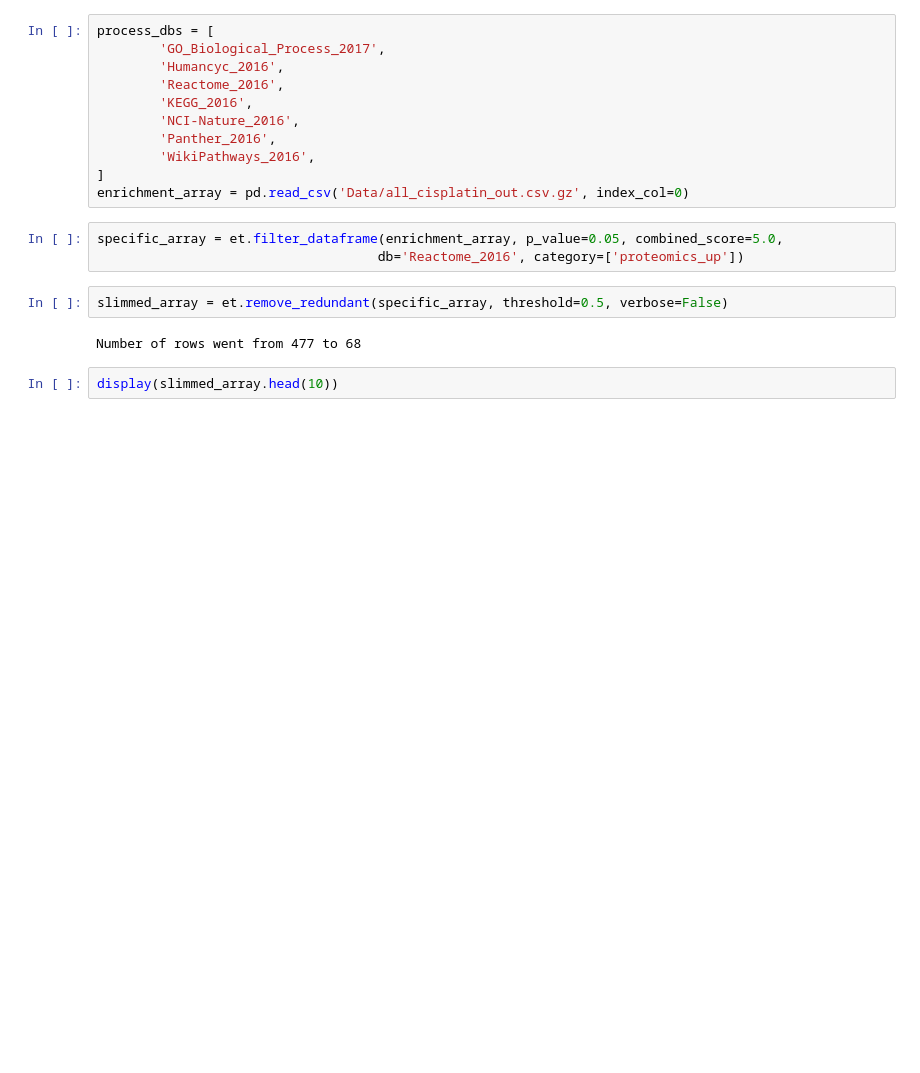
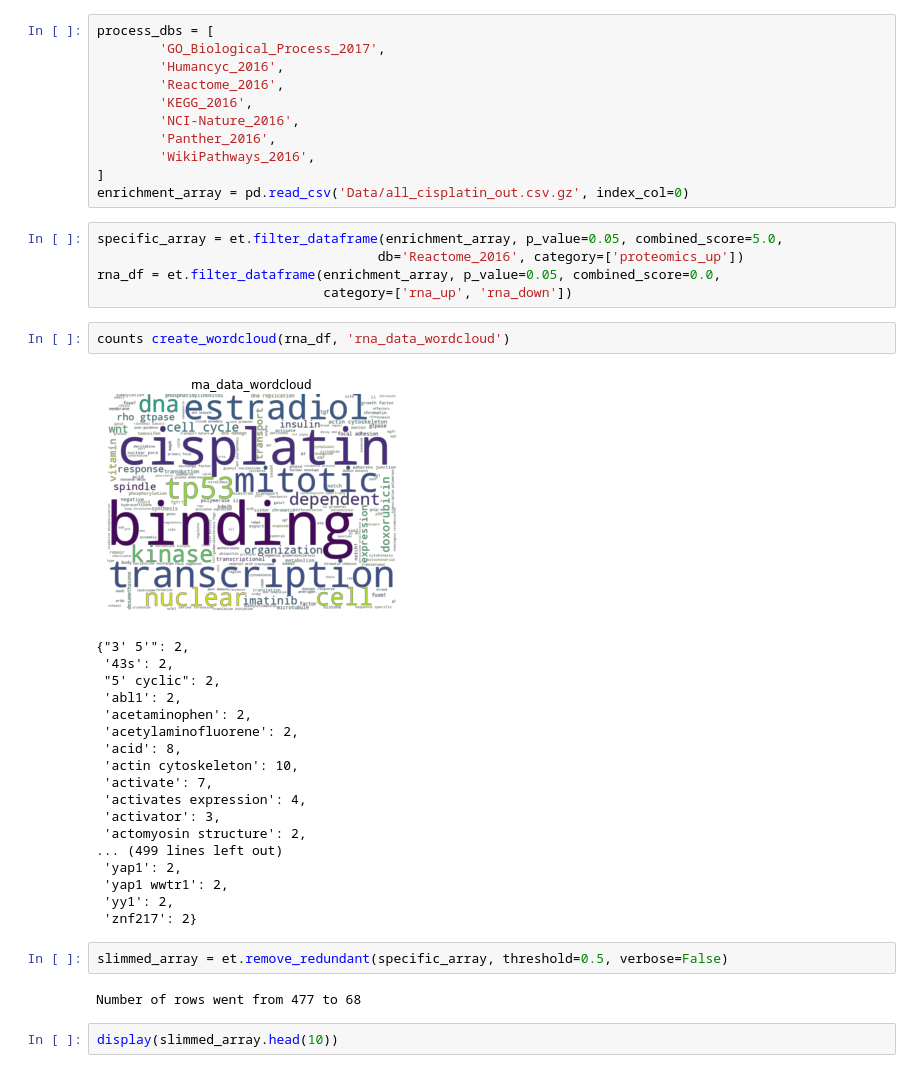
Before and after one commit to LoLab-MSM/MAGINE, a Jupyter notebook: examples/cisplatin/data_exploration.ipynb, the cells around one changed output. Cells and saved outputs as stored; diff of their text form; blank space fills up the shorter version.

```diff
--- a/examples/cisplatin/data_exploration.ipynb
+++ b/examples/cisplatin/data_exploration.ipynb
@@ -24,6 +25,29 @@ enrichment_array = pd.read_csv('Data/all_cisplatin_out.csv.gz', index_col=0)
 # %%
 specific_array = et.filter_dataframe(enrichment_array, p_value=0.05, combined_score=5.0,
                                     db='Reactome_2016', category=['proteomics_up'])
+rna_df = et.filter_dataframe(enrichment_array, p_value=0.05, combined_score=0.0,
+                             category=['rna_up', 'rna_down'])
+# %%
+counts create_wordcloud(rna_df, 'rna_data_wordcloud')
+# %% [output]
+[figure, added]
+{"3' 5'": 2,
+ '43s': 2,
+ "5' cyclic": 2,
+ 'abl1': 2,
+ 'acetaminophen': 2,
+ 'acetylaminofluorene': 2,
+ 'acid': 8,
+ 'actin cytoskeleton': 10,
+ 'activate': 7,
+ 'activates expression': 4,
+ 'activator': 3,
+ 'actomyosin structure': 2,
+... (499 lines left out)
+ 'yap1': 2,
+ 'yap1 wwtr1': 2,
+ 'yy1': 2,
+ 'znf217': 2}
 # %%
 slimmed_array = et.remove_redundant(specific_array, threshold=0.5, verbose=False)
 # %% [output]
```
Also changed, not shown: parts of 1 cell of this notebook, 2 other files.
